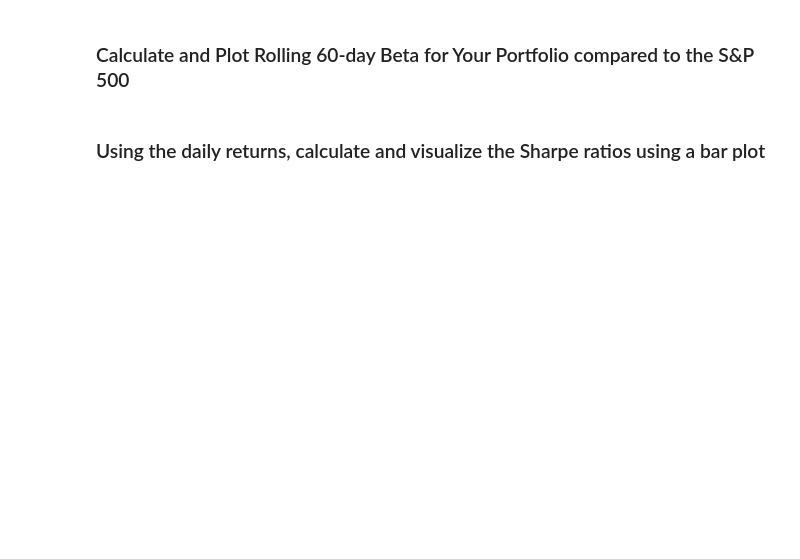
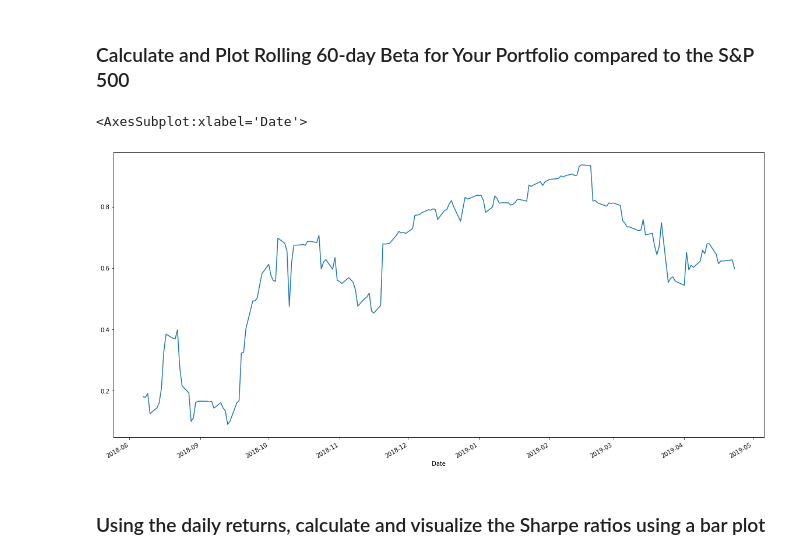
Before and after one commit to robel-codes/portfolio-performance, a Jupyter notebook: whale_analysis.ipynb, the cells around one changed output. Drawn from its saved outputs; the diff is of its cells as text; code cells hidden in the pictures; blank space fills up the shorter version.

```diff
--- a/whale_analysis.ipynb
+++ b/whale_analysis.ipynb
@@ -393,3 +523,12 @@ weights = [1/3, 1/3, 1/3]
+# %%
+# Calculate and plot Beta
+covariance_custom = combined_returns_df["Custom"].rolling(window=60).cov(returns_df["S&P500 Returns"])
+variance_SP500 = combined_returns_df["S&P500 Returns"].rolling(window=60).var()
+NEW_Beta = covariance_custom/variance_SP500
+NEW_Beta.plot(figsize=(20, 10))
+# %% [output]
+<AxesSubplot:xlabel='Date'>
+[figure, added]
 # %% [markdown]
 ### Using the daily returns, calculate and visualize the Sharpe ratios using a bar plot
 # %%
```
Also changed, not shown: parts of 27 cells of this notebook.
